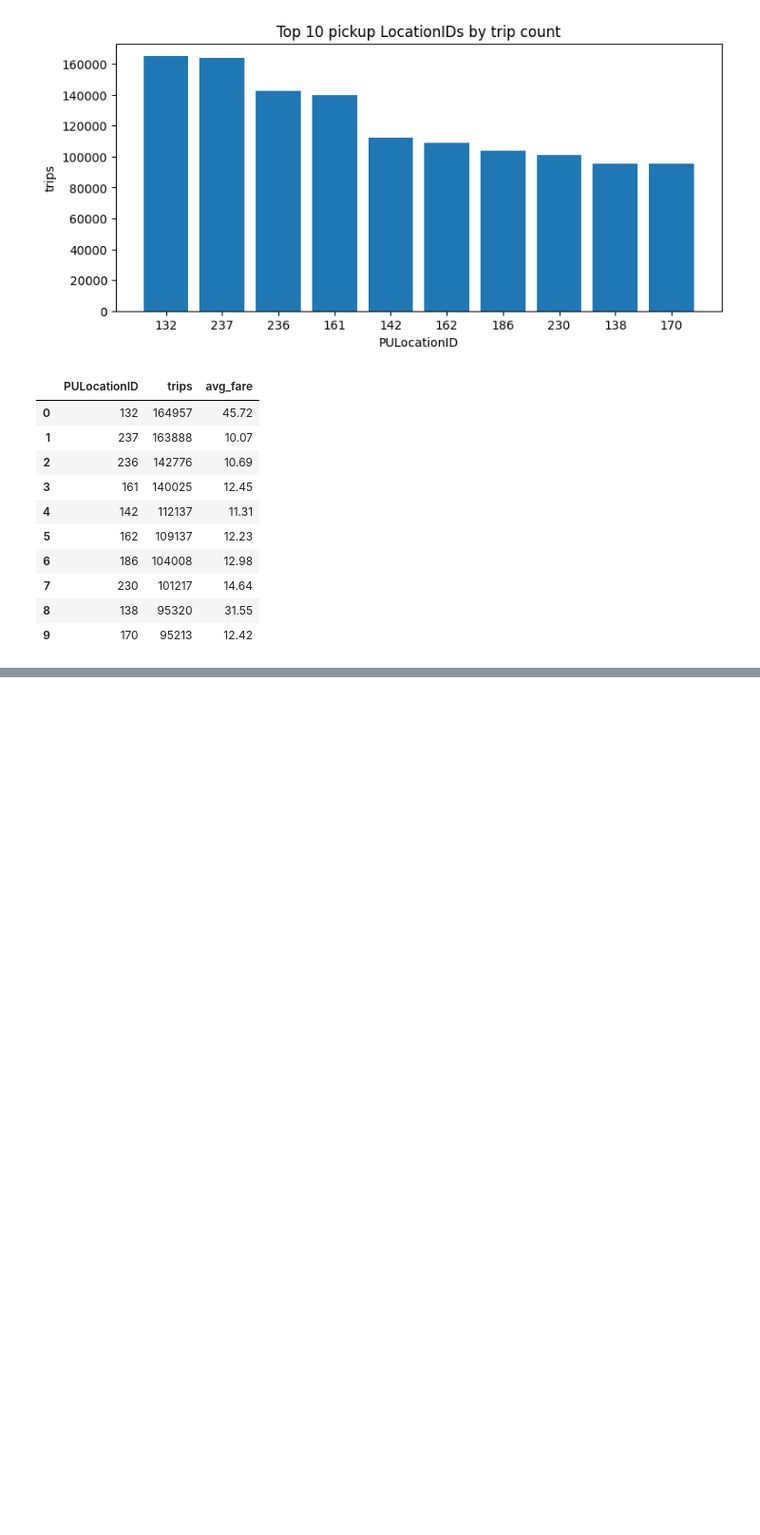
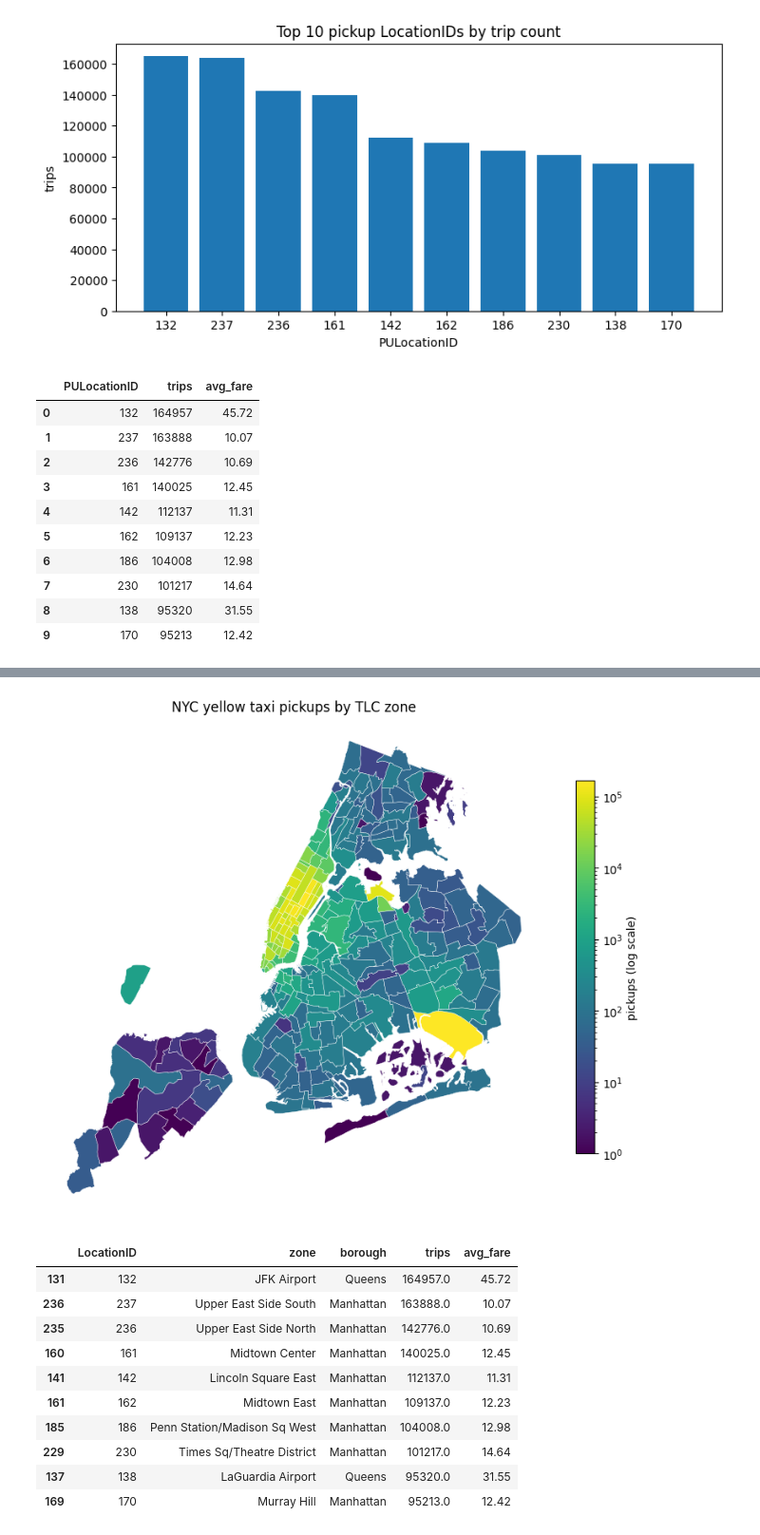
Before and after one commit to LinkedInLearning/maximize-your-claude-code-programming-productivity-9332041, a Jupyter notebook: data/notebooks/taxi_analysis.ipynb, the cells around one changed output, grey strips where cells are left out. Shown at 95% size. Drawn from its saved outputs; the diff is of its cells as text; code cells hidden in the pictures; blank space fills up the shorter version.

```diff
--- a/data/notebooks/taxi_analysis.ipynb
+++ b/data/notebooks/taxi_analysis.ipynb
@@ -150,0 +158,46 @@ top
+# %%
+import geopandas as gpd
+from matplotlib.colors import LogNorm
+
+pickup_counts = con.sql("""
+    SELECT PULocationID AS LocationID,
+           COUNT(*)     AS trips,
+           ROUND(AVG(fare_amount), 2) AS avg_fare
+    FROM sample_data.nyc.taxi
+    GROUP BY PULocationID
+""").df()
+
+zones = gpd.read_file('data/taxi_zones/taxi_zones/taxi_zones.shp').to_crs(epsg=4326)
+zones = zones.merge(pickup_counts, on='LocationID', how='left')
+zones['trips'] = zones['trips'].fillna(0)
+
+fig, ax = plt.subplots(figsize=(10, 10))
+zones.plot(
+    column='trips',
+    cmap='viridis',
+    norm=LogNorm(vmin=max(zones['trips'].min(), 1), vmax=zones['trips'].max()),
+    linewidth=0.3,
+    edgecolor='white',
+    legend=True,
+    legend_kwds={'label': 'pickups (log scale)', 'shrink': 0.6},
+    ax=ax,
+)
+ax.set_title('NYC yellow taxi pickups by TLC zone')
+ax.set_axis_off()
+plt.show()
+
+zones[['LocationID', 'zone', 'borough', 'trips', 'avg_fare']] \
+    .sort_values('trips', ascending=False).head(10)
+# %% [output]
+[figure, added]
+|  | LocationID | zone | borough | trips | avg_fare |
+| 131 | 132 | JFK Airport | Queens | 164957.0 | 45.72 |
+| 236 | 237 | Upper East Side South | Manhattan | 163888.0 | 10.07 |
+| 235 | 236 | Upper East Side North | Manhattan | 142776.0 | 10.69 |
+| 160 | 161 | Midtown Center | Manhattan | 140025.0 | 12.45 |
+| 141 | 142 | Lincoln Square East | Manhattan | 112137.0 | 11.31 |
+| 161 | 162 | Midtown East | Manhattan | 109137.0 | 12.23 |
+| 185 | 186 | Penn Station/Madison Sq West | Manhattan | 104008.0 | 12.98 |
+| 229 | 230 | Times Sq/Theatre District | Manhattan | 101217.0 | 14.64 |
+| 137 | 138 | LaGuardia Airport | Queens | 95320.0 | 31.55 |
+| 169 | 170 | Murray Hill | Manhattan | 95213.0 | 12.42 |
```
Also changed, not shown: parts of 2 cells of this notebook, 8 other files.
